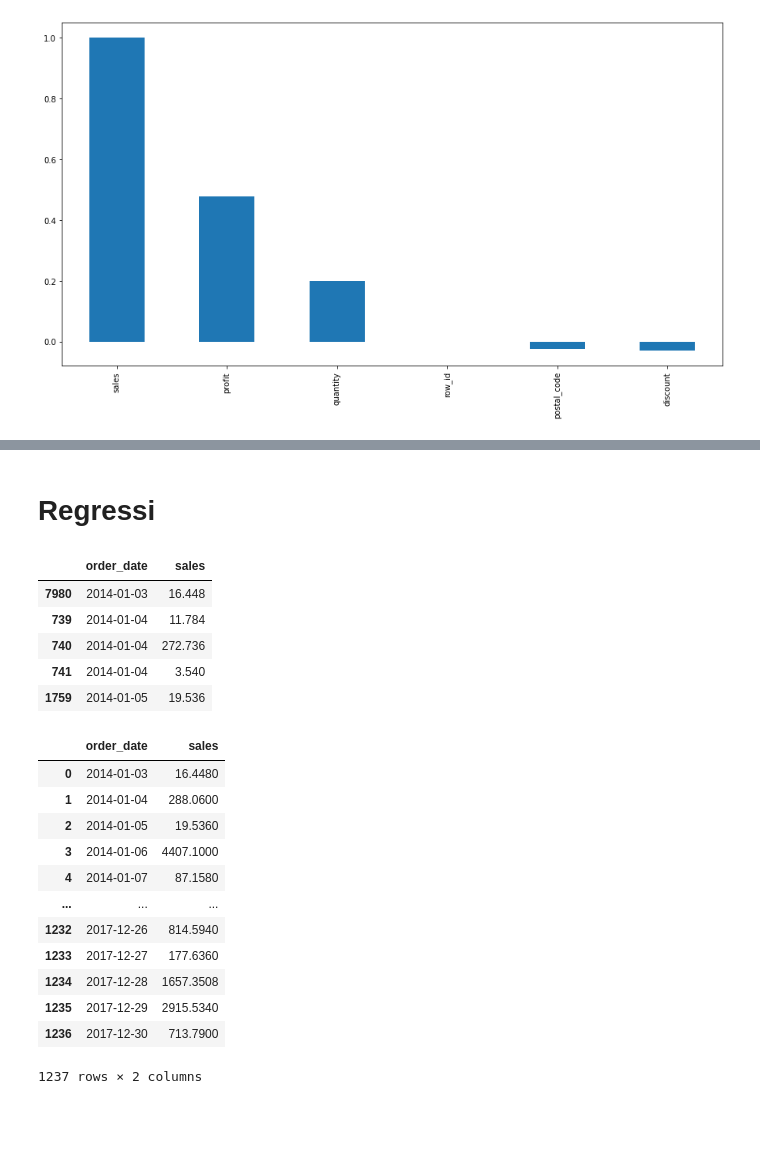
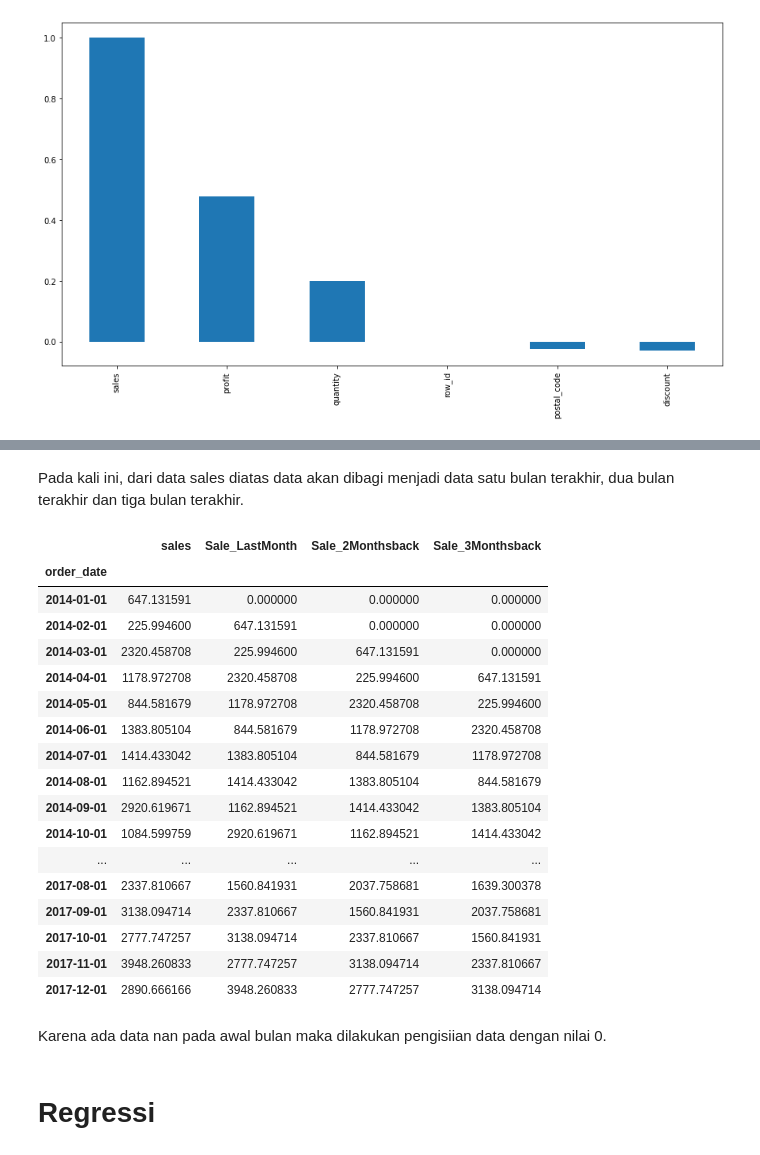
Before and after one commit to Nidakhairunnisa/Retail_6, a Jupyter notebook: Retail 6/ML/Regression_Nida.ipynb, the cells around one changed output, grey strips where cells are left out. Drawn from its saved outputs; the diff is of its cells as text; code cells hidden in the pictures; blank space fills up the shorter version.

```diff
--- a/Retail 6/ML/Regression_Nida.ipynb
+++ b/Retail 6/ML/Regression_Nida.ipynb
@@ -112,32 +227,30 @@ df.corr()['sales'].sort_values(ascending = False).plot(kind='bar')
+# %% [markdown]
+Pada kali ini, dari data sales diatas data akan dibagi menjadi data satu bulan terakhir, dua bulan terakhir dan tiga bulan terakhir.
+# %%
+sales_data['Sale_LastMonth'].fillna(0, inplace = True)
+sales_data['Sale_2Monthsback'].fillna(0, inplace = True)
+sales_data['Sale_3Monthsback'].fillna(0, inplace = True)
+sales_data
+# %% [output]
+|  | sales | Sale_LastMonth | Sale_2Monthsback | Sale_3Monthsback |
+| order_date |  |  |  |  |
+| 2014-01-01 | 647.131591 | 0.000000 | 0.000000 | 0.000000 |
+| 2014-02-01 | 225.994600 | 647.131591 | 0.000000 | 0.000000 |
+| 2014-03-01 | 2320.458708 | 225.994600 | 647.131591 | 0.000000 |
+| 2014-04-01 | 1178.972708 | 2320.458708 | 225.994600 | 647.131591 |
+| 2014-05-01 | 844.581679 | 1178.972708 | 2320.458708 | 225.994600 |
+| 2014-06-01 | 1383.805104 | 844.581679 | 1178.972708 | 2320.458708 |
+| 2014-07-01 | 1414.433042 | 1383.805104 | 844.581679 | 1178.972708 |
+| 2014-08-01 | 1162.894521 | 1414.433042 | 1383.805104 | 844.581679 |
+| 2014-09-01 | 2920.619671 | 1162.894521 | 1414.433042 | 1383.805104 |
+| 2014-10-01 | 1084.599759 | 2920.619671 | 1162.894521 | 1414.433042 |
+| ... | ... | ... | ... | ... |
+| 2017-08-01 | 2337.810667 | 1560.841931 | 2037.758681 | 1639.300378 |
+| 2017-09-01 | 3138.094714 | 2337.810667 | 1560.841931 | 2037.758681 |
+| 2017-10-01 | 2777.747257 | 3138.094714 | 2337.810667 | 1560.841931 |
+| 2017-11-01 | 3948.260833 | 2777.747257 | 3138.094714 | 2337.810667 |
+| 2017-12-01 | 2890.666166 | 3948.260833 | 2777.747257 | 3138.094714 |
+# %% [markdown]
+Karena ada data nan pada awal bulan maka dilakukan pengisiian data dengan nilai 0.
 # %% [markdown]
 # **Regressi**
-# %%
-sales_data=df[['order_date','sales']]
-sales_data=sales_data.sort_values('order_date')
-sales_data.head()
-# %% [output]
-|  | order_date | sales |
-| 7980 | 2014-01-03 | 16.448 |
-| 739 | 2014-01-04 | 11.784 |
-| 740 | 2014-01-04 | 272.736 |
-| 741 | 2014-01-04 | 3.540 |
-| 1759 | 2014-01-05 | 19.536 |
-# %%
-# lihat penjualan perhari
-
-sales_data=sales_data.groupby(['order_date'])[['sales']].sum().reset_index()
-sales_data
-# %% [output]
-|  | order_date | sales |
-| 0 | 2014-01-03 | 16.4480 |
-| 1 | 2014-01-04 | 288.0600 |
-| 2 | 2014-01-05 | 19.5360 |
-| 3 | 2014-01-06 | 4407.1000 |
-| 4 | 2014-01-07 | 87.1580 |
-| ... | ... | ... |
-| 1232 | 2017-12-26 | 814.5940 |
-| 1233 | 2017-12-27 | 177.6360 |
-| 1234 | 2017-12-28 | 1657.3508 |
-| 1235 | 2017-12-29 | 2915.5340 |
-| 1236 | 2017-12-30 | 713.7900 |
-1237 rows × 2 columns
```
Also changed, not shown: parts of 74 cells of this notebook.
